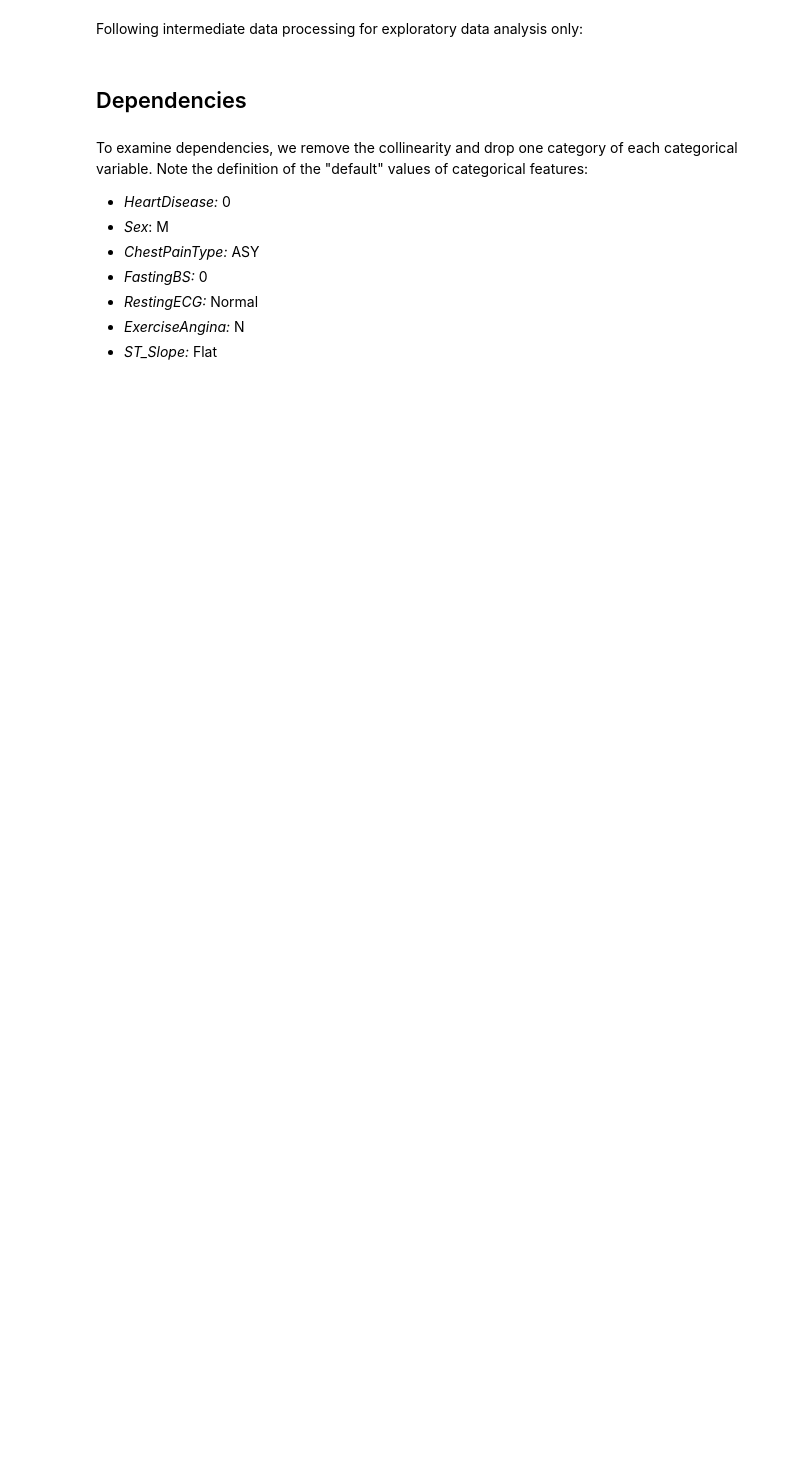
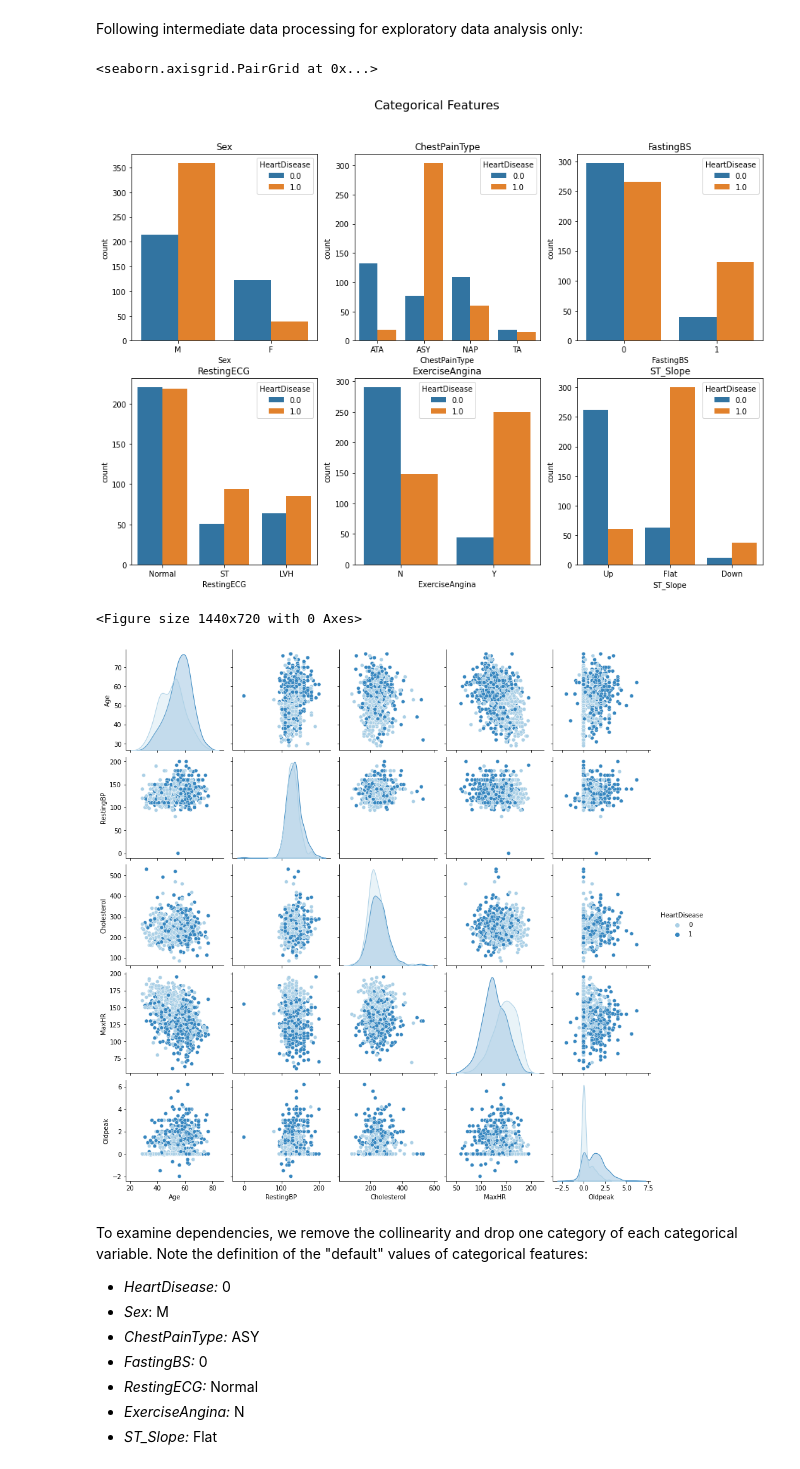
Before and after one commit to nmamie/ML4H_Project1, a Jupyter notebook: ML4H_Project1_Task1_Nici.ipynb, the cells around one changed output. Saved outputs shown, nothing was run; the diff lists cells and outputs as text; code cells hidden in the pictures; blank space fills up the shorter version.

```diff
--- a/ML4H_Project1_Task1_Nici.ipynb
+++ b/ML4H_Project1_Task1_Nici.ipynb
@@ -142,11 +142,13 @@ preprocessing = ColumnTransformer(transformers = [("pass", "passthrough", ["Hear
 train_val_proc_1 = preprocessing.fit_transform(train_val_data)
 test_proc_1 = preprocessing.fit_transform(test_data)
 
-ft_names = preprocessing.get_feature_names_out().tolist()
-ft_names = [ft_names[i].replace("pass__", "").replace("num__", "").replace("cat__", "") for i in range(len(ft_names))]
+var_names = preprocessing.get_feature_names_out().tolist()
+var_names = [var_names[i].replace("pass__", "").replace("num__", "").replace("cat__", "") for i in range(len(var_names))]
+ft_names = var_names.copy()
+ft_names.remove("HeartDisease")
 
-train_val_proc_1 = pd.DataFrame(train_val_proc_1, columns=ft_names)
-test_proc_1 = pd.DataFrame(test_proc_1, columns=ft_names)
+train_val_proc_1 = pd.DataFrame(train_val_proc_1, columns=var_names)
+test_proc_1 = pd.DataFrame(test_proc_1, columns=var_names)
 # %%
 ## set numerical features to float, categorical to int
 train_val_proc_1[num_fts] = train_val_proc_1[num_fts].astype("float64")
@@ -157,3 +161,23 @@ test_proc_1.loc[:, ~test_proc_1.columns.isin(num_fts + ["Chol_NA"])] = test_proc
 # %% [markdown]
 Following intermediate data processing for exploratory data analysis only:
+# %%
+##
+
+# HeartDisease & categorical features
+fig, axs = plt.subplots(2, math.ceil(len(cat_fts)/2), figsize=(15, 10))
+fig.suptitle('Categorical Features', fontsize=16)
+for i, col in enumerate(cat_fts):
+    ax = axs.reshape(-1)[i]
+    ax.set_title(col)
+    sns.countplot(x=train_val_data[col], data=train_val_proc_1, ax=ax, hue="HeartDisease")
+
+# HeartDisease & continuous features
+figure = plt.figure(figsize=(20,10))
+figure.suptitle('Continuous Features', fontsize=16)
+sns.pairplot(train_val_data[num_fts + ["HeartDisease"]], hue='HeartDisease', palette='Blues')
+# %% [output]
+<seaborn.axisgrid.PairGrid at 0x...>
+[figure, added]
+<Figure size 1440x720 with 0 Axes>
+[figure, added]
 # %%
@@ -171,5 +194,3 @@ train_val_reduc = train_val_proc_1.drop(default_vars, axis=1, inplace=False)
-# %% [markdown]
-## Dependencies
 # %% [markdown]
 To examine dependencies, we remove the collinearity and drop one category of each categorical variable. Note the definition of the "default" values of categorical features:
 *   *HeartDisease:* 0
```
Also changed, not shown: parts of 23 cells of this notebook.
